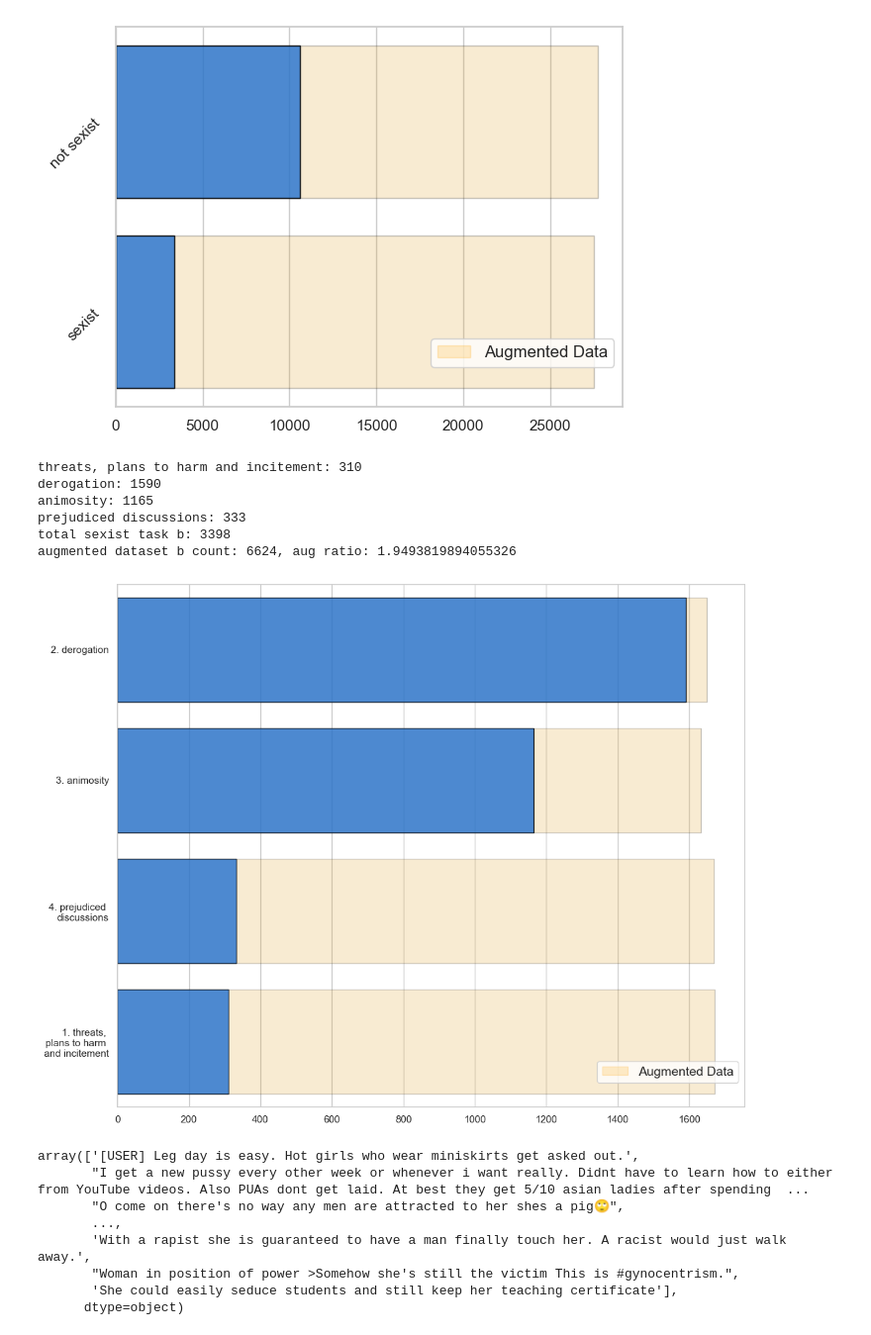
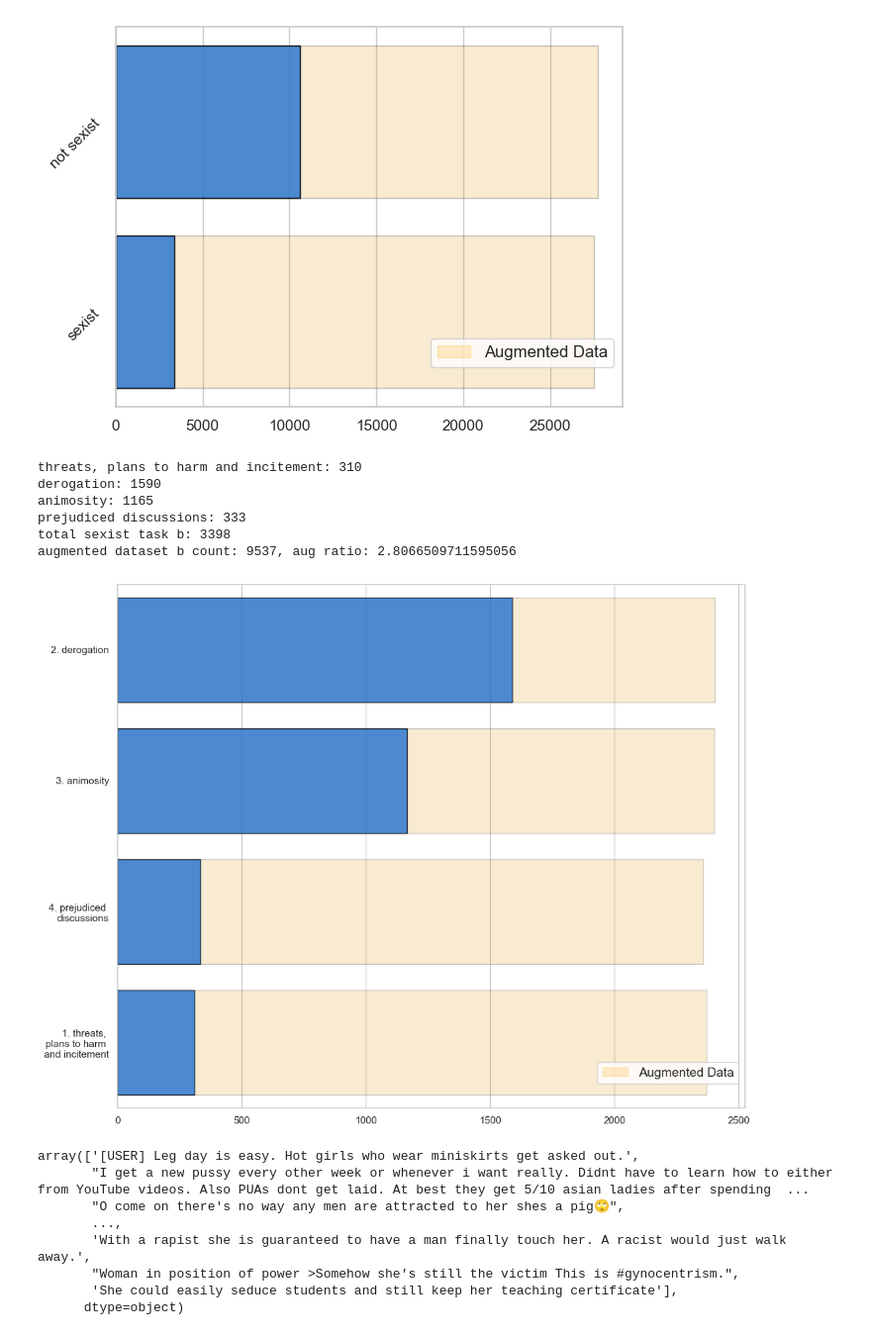
Before and after one commit to AxelBogos/SemEval-Edos, a Jupyter notebook: notebooks/5_ab_final-report-plots-data-aug.ipynb, the cells around one changed output. Shown at 99% size. Cells and saved outputs as stored; diff of their text form; code cells hidden in the pictures.

```diff
--- a/notebooks/5_ab_final-report-plots-data-aug.ipynb
+++ b/notebooks/5_ab_final-report-plots-data-aug.ipynb
@@ -211,20 +211,20 @@ print(f"prejudiced discussions: {len(b4)}")
 print(f"total sexist task b: {len(pd.concat([b1, b2, b3, b4]))}")
 
 aug_task_b = pd.concat([train_task_b,
-                        b1_aug_insertion.sample(int(len(b1) * 0)),
+                        b1_aug_insertion.sample(int(len(b1) * 0.4)),
                         b1_aug_syn.sample(int(len(b1) * 0)),
                         b1_aug_swap.sample(int(len(b1) * 0)),
-                        b1_sfr_insert.sample(int(len(b1_sfr_insert) * 0)),
+                        b1_sfr_insert.sample(int(len(b1_sfr_insert) * 0.45)),
                         b1_sfr_syn.sample(int(len(b1_sfr_syn) * 0)),
 
-                        b2_aug_insertion.sample(int(len(b2) * 0.0)),
+                        b2_aug_insertion.sample(int(len(b2) * 0.3)),
                         b2_aug_syn.sample(int(len(b2) * 0)),
                         b2_sfr_insert.sample(int(len(b2_sfr_insert) * 0)),
                         b2_sfr_syn.sample(int(len(b2_sfr_syn) * 0)),
 
                         b3_aug_insertion.sample(int(len(b3) *0)),
                         b3_aug_syn.sample(int(len(b3) * 0)),
-                        b3_sfr_insert.sample(int(len(b3_sfr_insert) * 0)),
+                        b3_sfr_insert.sample(int(len(b3_sfr_insert) * 0.3)),
                         b3_sfr_syn.sample(int(len(b3_sfr_syn) * 0)),
 
                         b4_aug_syn.sample(int(len(b4) * 0)),
@@ -236,12 +236,12 @@ aug_task_b = pd.concat([train_task_b,
                         b1_sf.sample(int(len(b1_sf) * 1)),
                         b2_sf.sample(int(len(b2_sf) * 1)),
                         b3_sf.sample(int(len(b3_sf) * 1)),
-                        b4_sf.sample(int(len(b4_sf) * 0.7)),
+                        b4_sf.sample(int(len(b4_sf) * 1)),
 
-                        b1_sfr.sample(int(len(b1_sfr) * 0.9)),
-                        b2_sfr.sample(int(len(b2_sfr) * 0)),
+                        b1_sfr.sample(int(len(b1_sfr) * 1)),
+                        b2_sfr.sample(int(len(b2_sfr) * 1)),
                         b3_sfr.sample(int(len(b3_sfr) * 1)),
-                        b4_sfr.sample(int(len(b4_sfr) * 0.65))])
+                        b4_sfr.sample(int(len(b4_sfr) * 1))])
 
 print(f"augmented dataset b count: {len(aug_task_b)}, aug ratio: {len(aug_task_b)/len(train_task_b)}")
 
@@ -268,34 +268,34 @@ cerulean_blue = (0.02, 0.43, 0.93)
 ax = sns.barplot(x=counts.values, y=counts.index, order=counts.index, color=cerulean_blue, orient='h',
             edgecolor="black", alpha=0.8)
 
 ax.set_yticklabels(['2. derogation', '3. animosity', '4. prejudiced \ndiscussions', '1. threats, \nplans to harm \nand '
                                                                                     'incitement'])
 plt.yticks(rotation=0)
 
 # labels = ['1 derogation', '2 animosity', '3 prejudiced discussions', '4 threats, plans to harm and incitement']
 # labels_axis = ['1', '2', '3', '4']
 # plt.xticks([0, 1, 2, 3], labels_axis)
 
 # Create proxy artists for the legend
 # proxy_artists = []
 # for i, (label, color) in enumerate(zip(labels, palette)):
 #     proxy_artists.append(mpatches.Patch(color=color, label=label, edgecolor='black', alpha=1))
 #     if i == 3:
 #         # Add a separate bar for augmented data
 #         proxy_artists.append(mpatches.Patch(color='orange', label="augmented data", edgecolor='black', alpha=0.1))
 #
 proxy_artists = [mpatches.Patch(color='orange', label='Augmented Data', alpha=0.2)]
 # # Create the legend
 plt.legend(handles=proxy_artists, loc='upper right', fontsize=14, bbox_to_anchor=(1, 0.1))
 plt.subplots_adjust(left=0.1, right=0.9, bottom=0.1, top=0.9)
 # plt.savefig('TaskB-ClassProportion_aug.png', dpi=500)
 # %% [output]
 threats, plans to harm and incitement: 310
 derogation: 1590
 animosity: 1165
 prejudiced discussions: 333
 total sexist task b: 3398
-augmented dataset b count: 6624, aug ratio: 1.9493819894055326
+augmented dataset b count: 9537, aug ratio: 2.8066509711595056
-[figure, old version]
+[figure, new version]
 # %%
 aug_task_file_b = pd.concat([train_task_b,
```
Also changed, not shown: parts of 1 cell of this notebook.
